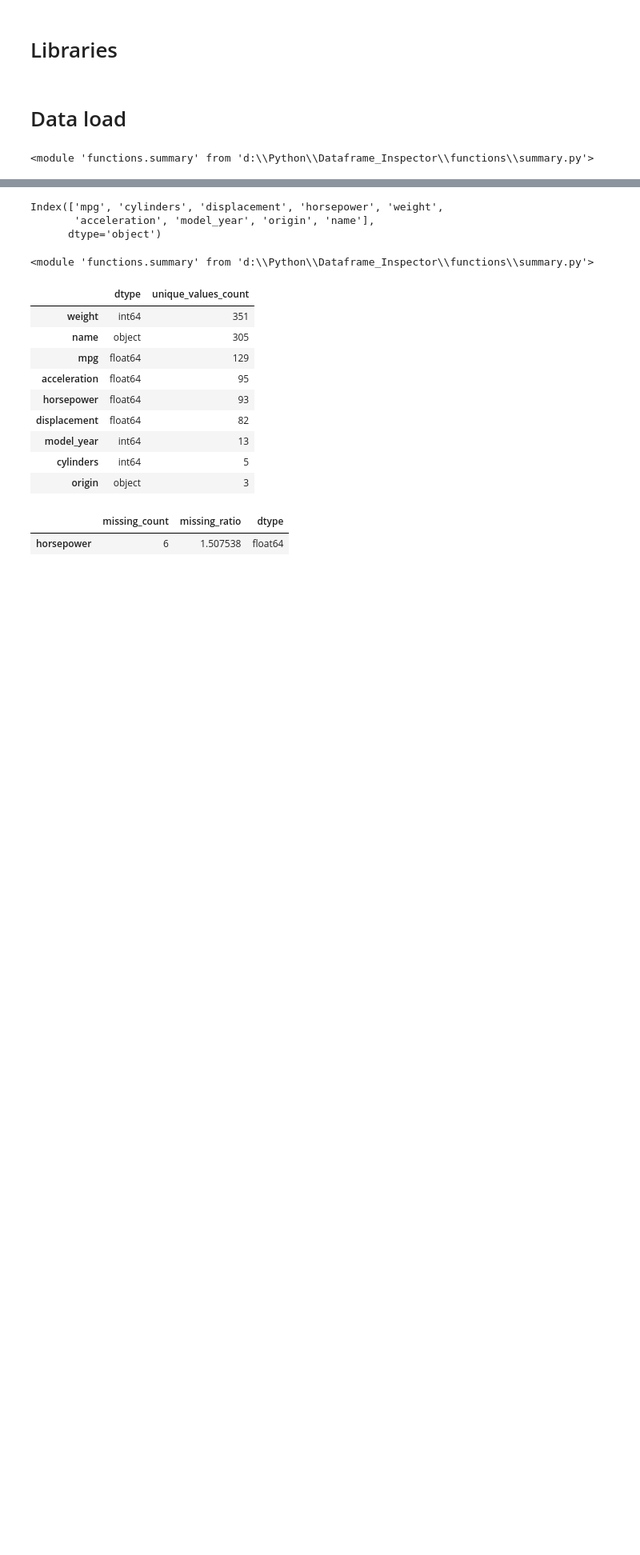
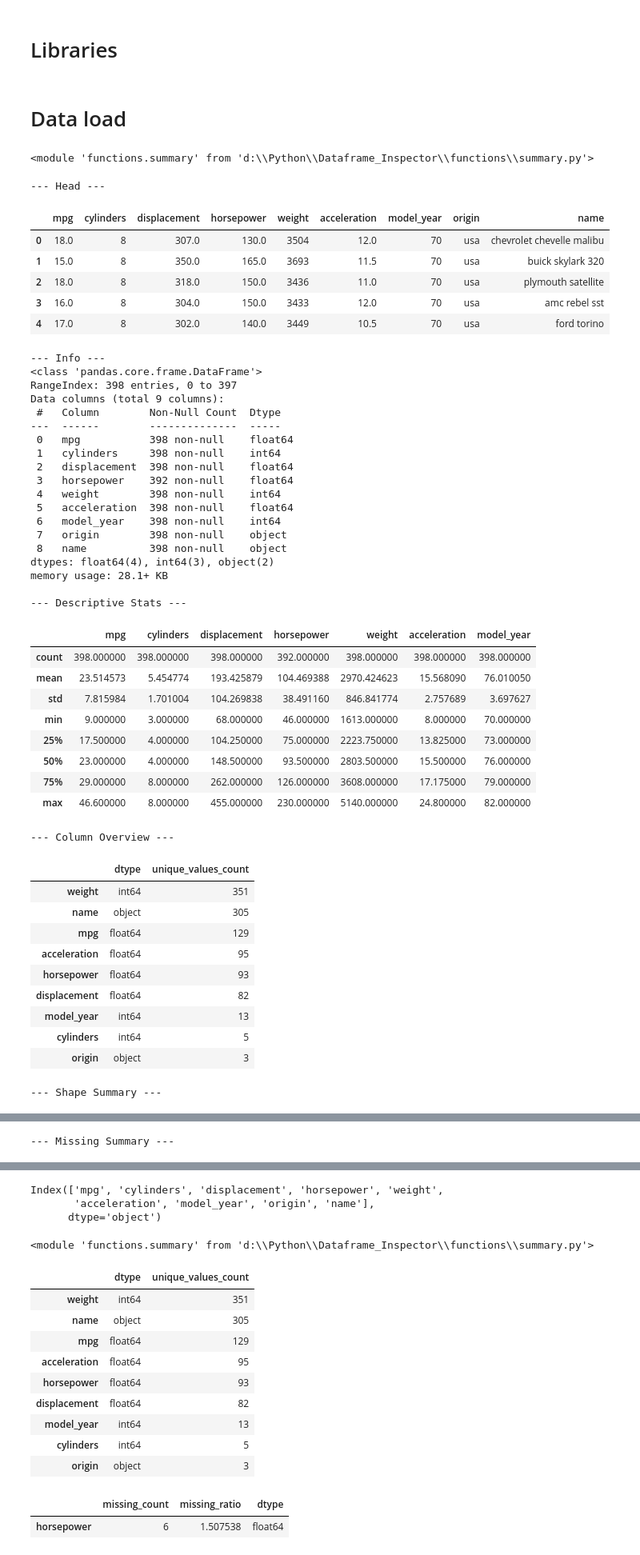
Before and after one commit to dasWunder/Dataframe_Inspector, a Jupyter notebook: Module tests.ipynb, the cells around one changed output, grey strips where cells are left out. Shown at 80% size. Saved outputs shown, nothing was run; the diff lists cells and outputs as text; code cells hidden in the pictures; blank space fills up the shorter version.

Commit message:
additional tests after full_summary rework

```diff
--- a/Module tests.ipynb
+++ b/Module tests.ipynb
@@ -21,3 +21,53 @@ reload(sm)
 <module 'functions.summary' from 'd:\\Python\\Dataframe_Inspector\\functions\\summary.py'>
 # %%
 df = sns.load_dataset("mpg")
+# %%
+sm.full_summary(df)
+# %% [output]
+--- Head ---
+|  | mpg | cylinders | displacement | horsepower | weight | acceleration | model_year | origin | name |
+| 0 | 18.0 | 8 | 307.0 | 130.0 | 3504 | 12.0 | 70 | usa | chevrolet chevelle malibu |
+| 1 | 15.0 | 8 | 350.0 | 165.0 | 3693 | 11.5 | 70 | usa | buick skylark 320 |
+| 2 | 18.0 | 8 | 318.0 | 150.0 | 3436 | 11.0 | 70 | usa | plymouth satellite |
+| 3 | 16.0 | 8 | 304.0 | 150.0 | 3433 | 12.0 | 70 | usa | amc rebel sst |
+| 4 | 17.0 | 8 | 302.0 | 140.0 | 3449 | 10.5 | 70 | usa | ford torino |
+--- Info ---
+<class 'pandas.core.frame.DataFrame'>
+RangeIndex: 398 entries, 0 to 397
+Data columns (total 9 columns):
+ #   Column        Non-Null Count  Dtype
+---  ------        --------------  -----
+ 0   mpg           398 non-null    float64
+ 1   cylinders     398 non-null    int64
+ 2   displacement  398 non-null    float64
+ 3   horsepower    392 non-null    float64
+ 4   weight        398 non-null    int64
+ 5   acceleration  398 non-null    float64
+ 6   model_year    398 non-null    int64
+ 7   origin        398 non-null    object
+ 8   name          398 non-null    object
+dtypes: float64(4), int64(3), object(2)
+memory usage: 28.1+ KB
+
+--- Descriptive Stats ---
+|  | mpg | cylinders | displacement | horsepower | weight | acceleration | model_year |
+| count | 398.000000 | 398.000000 | 398.000000 | 392.000000 | 398.000000 | 398.000000 | 398.000000 |
+| mean | 23.514573 | 5.454774 | 193.425879 | 104.469388 | 2970.424623 | 15.568090 | 76.010050 |
+| std | 7.815984 | 1.701004 | 104.269838 | 38.491160 | 846.841774 | 2.757689 | 3.697627 |
+| min | 9.000000 | 3.000000 | 68.000000 | 46.000000 | 1613.000000 | 8.000000 | 70.000000 |
+| 25% | 17.500000 | 4.000000 | 104.250000 | 75.000000 | 2223.750000 | 13.825000 | 73.000000 |
+| 50% | 23.000000 | 4.000000 | 148.500000 | 93.500000 | 2803.500000 | 15.500000 | 76.000000 |
+| 75% | 29.000000 | 8.000000 | 262.000000 | 126.000000 | 3608.000000 | 17.175000 | 79.000000 |
+| max | 46.600000 | 8.000000 | 455.000000 | 230.000000 | 5140.000000 | 24.800000 | 82.000000 |
+--- Column Overview ---
+|  | dtype | unique_values_count |
+| weight | int64 | 351 |
+| name | object | 305 |
+| mpg | float64 | 129 |
+| acceleration | float64 | 95 |
+| horsepower | float64 | 93 |
+| displacement | float64 | 82 |
+| model_year | int64 | 13 |
+| cylinders | int64 | 5 |
+| origin | object | 3 |
+--- Shape Summary ---
@@ -23,0 +88 @@ df = sns.load_dataset("mpg")
+--- Missing Summary ---
```
Also changed, not shown: parts of 1 cell of this notebook.
